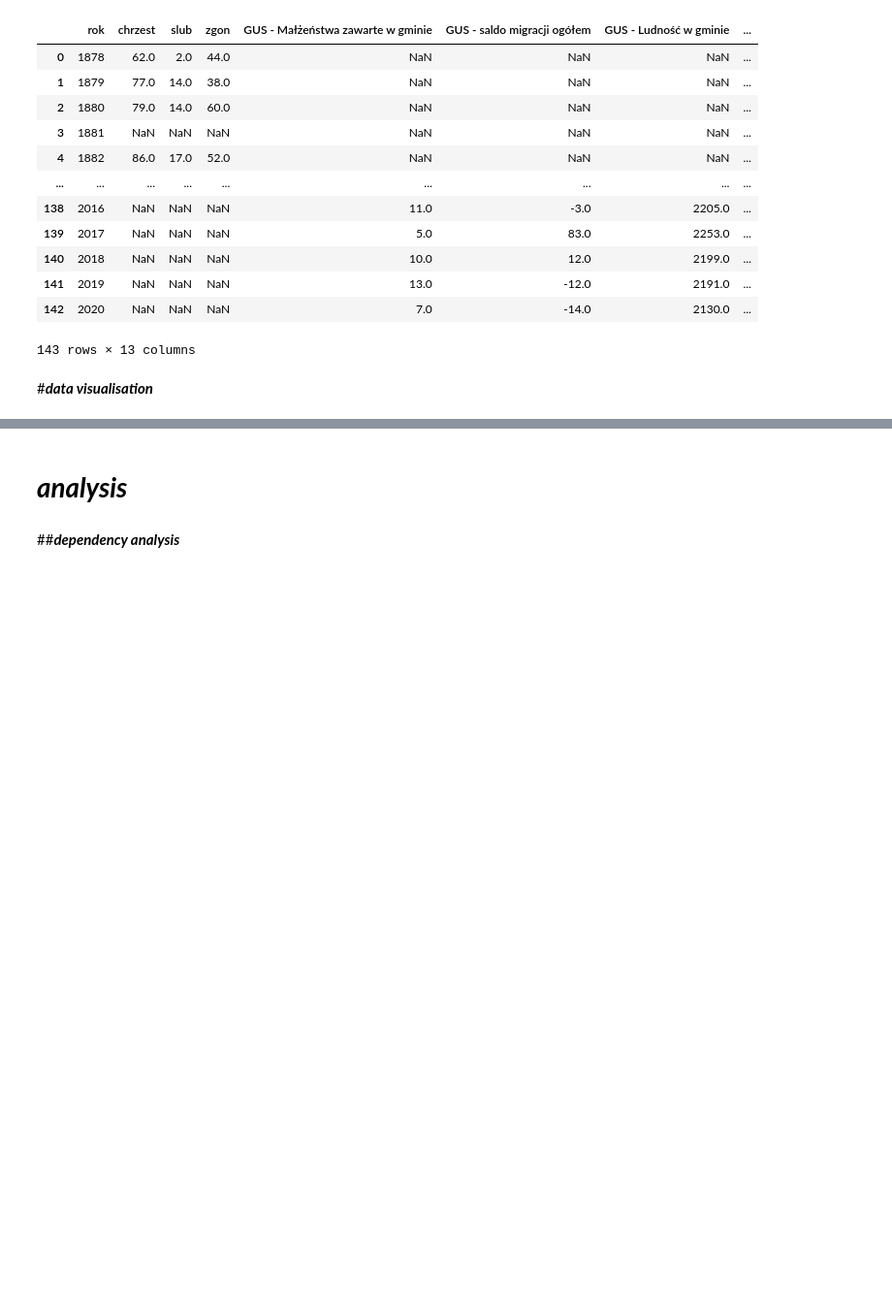
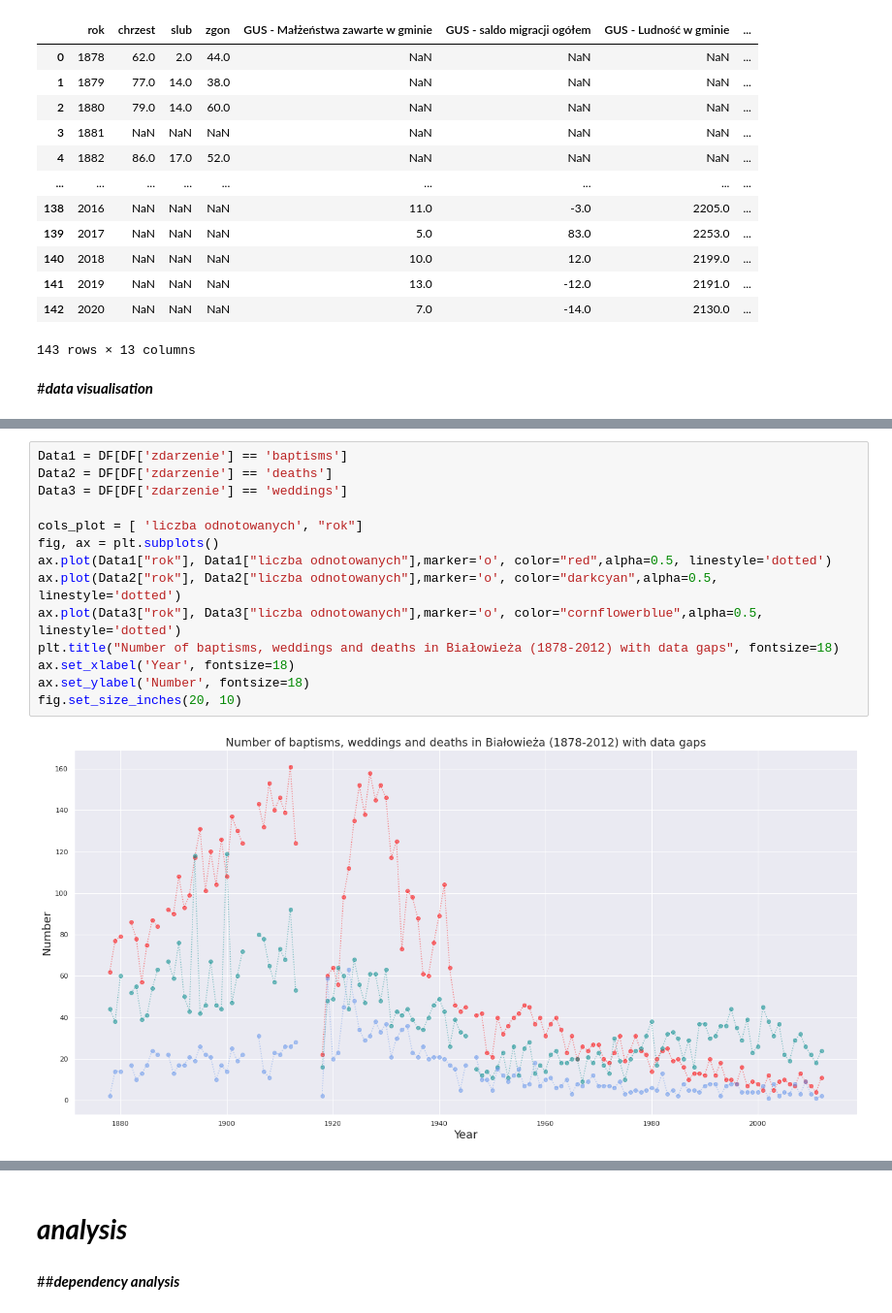
Before and after one commit to zuzannazak/PhD2022Bialowieza, a Jupyter notebook: 💖projekt.ipynb, the cells around one changed output, grey strips where cells are left out. Shown at 97% size. Cells and saved outputs as stored; diff of their text form; blank space fills up the shorter version.

```diff
--- a/💖projekt.ipynb
+++ b/💖projekt.ipynb
@@ -123,3 +129,19 @@ sns.set_theme()
+# %%
+Data1 = DF[DF['zdarzenie'] == 'baptisms']
+Data2 = DF[DF['zdarzenie'] == 'deaths']
+Data3 = DF[DF['zdarzenie'] == 'weddings']
+
+cols_plot = [ 'liczba odnotowanych', "rok"]
+fig, ax = plt.subplots()
+ax.plot(Data1["rok"], Data1["liczba odnotowanych"],marker='o', color="red",alpha=0.5, linestyle='dotted')
+ax.plot(Data2["rok"], Data2["liczba odnotowanych"],marker='o', color="darkcyan",alpha=0.5, linestyle='dotted')
+ax.plot(Data3["rok"], Data3["liczba odnotowanych"],marker='o', color="cornflowerblue",alpha=0.5, linestyle='dotted')
+plt.title("Number of baptisms, weddings and deaths in Białowieża (1878-2012) with data gaps", fontsize=18)
+ax.set_xlabel('Year', fontsize=18)
+ax.set_ylabel('Number', fontsize=18)
+fig.set_size_inches(20, 10)
+# %% [output]
+[figure, added]
 # %%
 plt.figure(figsize=(20, 10))
 sns.boxenplot(x=DF["zdarzenie"], y=DF["liczba odnotowanych"], palette="Set2")
```
Also changed, not shown: parts of 41 cells of this notebook.
